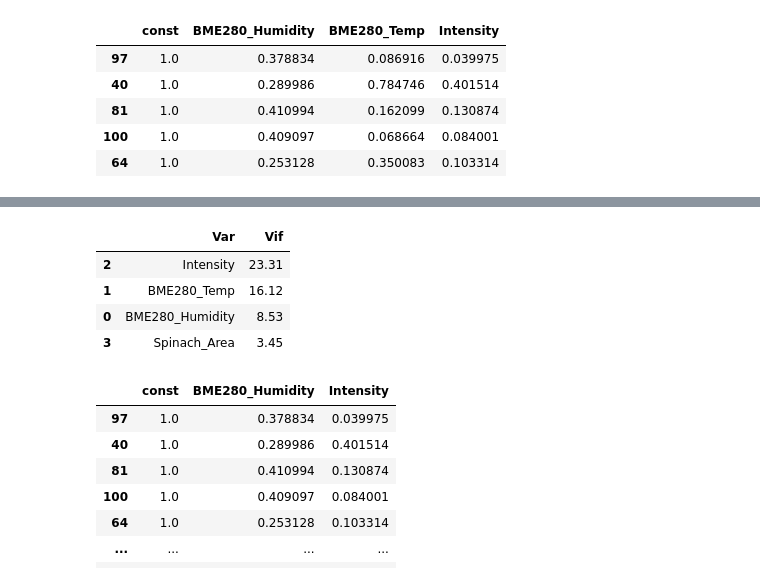
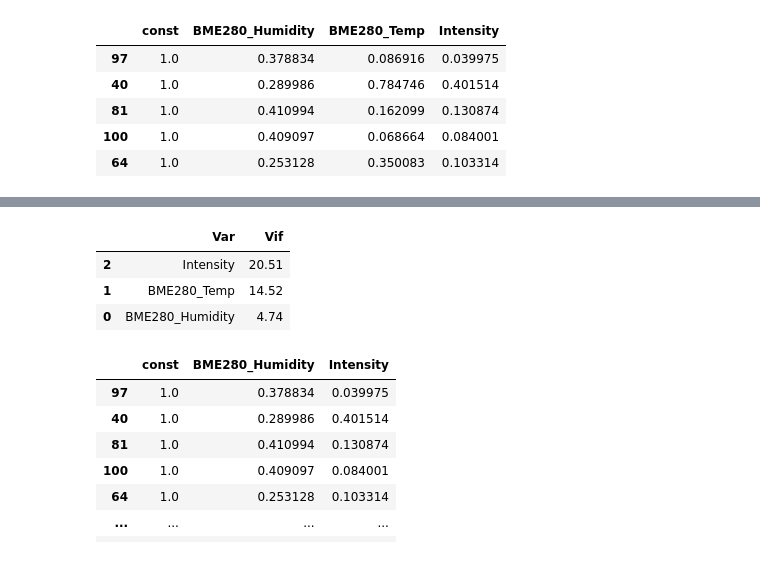
Before and after one commit to vsrandom/Smart-Agriculture, a Jupyter notebook: Predicting_Growth/multi_reg_model/MLR_Spinach_7Days.ipynb, the cells around one changed output, grey strips where cells are left out. Cells and saved outputs as stored; diff of their text form; code cells hidden in the pictures.

```diff
--- a/Predicting_Growth/multi_reg_model/MLR_Potato_7Days.ipynb
+++ b/Predicting_Growth/multi_reg_model/MLR_Spinach_7Days.ipynb
@@ -20,6 +20,7 @@ data.head()
 | 4 | 4 | 0.885993 | 0.645293 | 0.980417 | 0.850078 | 0.759042 | 0.444082 |
 # %%
 data=data.drop('Unnamed: 0',1)
+data=data.drop('Potato_Area',1)
 # %%
 round(data.corr(),3)
 # %% [output]
@@ -33,6 +33,6 @@ round(data.corr(),3)
 # %%
 x=data[['BME280_Humidity','BME280_Pressure','BME280_Temp','Intensity']]
-y=data['Potato_Area']
+y=data['Spinach_Area']
 # %%
 x_train,x_test,y_train,y_test=train_test_split(x,y,train_size=0.6,random_state=100)
 # %%
@@ -119,13 +118,12 @@ Covariance Type:            nonrobust
 Warnings:
 [1] Standard Errors assume that the covariance matrix of the errors is correctly specified.
 # %%
-vif_cal(input_data=data.drop(["BME280_Pressure"], axis=1), dependent_col="Potato_Area")
+vif_cal(input_data=data.drop(["BME280_Pressure"], axis=1), dependent_col="Spinach_Area")
 # %% [output]
 |  | Var | Vif |
-| 2 | Intensity | 23.31 |
-| 1 | BME280_Temp | 16.12 |
-| 0 | BME280_Humidity | 8.53 |
-| 3 | Spinach_Area | 3.45 |
+| 2 | Intensity | 20.51 |
+| 1 | BME280_Temp | 14.52 |
+| 0 | BME280_Humidity | 4.74 |
 # %%
 # VIf and p for temperature are high. Drop it
 x_train_sm=x_train_sm.drop('BME280_Temp',1)
```
Also changed, not shown: parts of 9 cells of this notebook, 6 other files.
